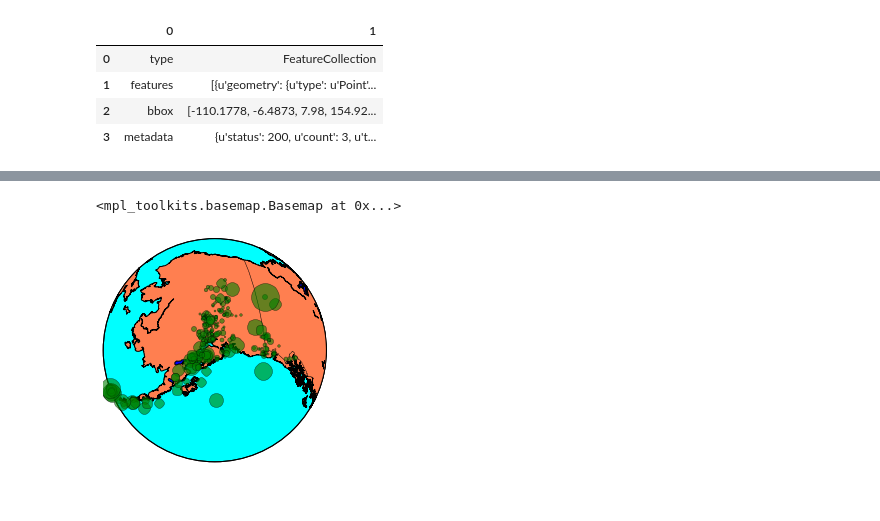
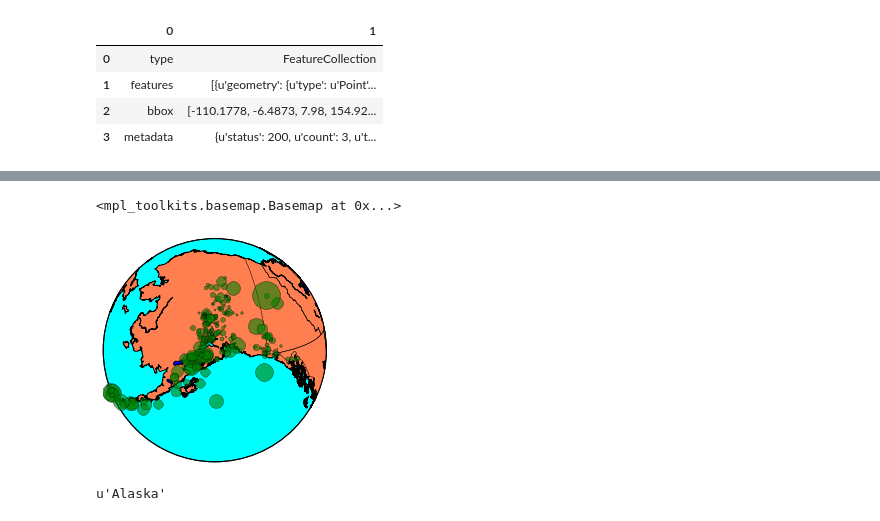
Before and after one commit to reenashah/recent-quakes, a Jupyter notebook: Recent Earthquakes.ipynb, the cells around one changed output, grey strips where cells are left out. Drawn from its saved outputs; the diff is of its cells as text; code cells hidden in the pictures.

Commit message:
Visualizations

```diff
--- a/Recent Earthquakes.ipynb
+++ b/Recent Earthquakes.ipynb
@@ -115,20 +115,29 @@ Name: Src
 # %%
 from mpl_toolkits.basemap import Basemap
 
 def plot_quakes(quakes):
-    m = Basemap(resolution='h',projection='nsper',area_thresh=1000., satellite_height=300000,
-        lat_0=sum(quakes.Lat)/len(quakes.Lat),lon_0=sum(quakes.Lon)/len(quakes.Lon))
-    # lat_0=sum(quakes.Lat)/len(quakes.Lat),lon_0=sum(quakes.Lon)/len(quakes.Lon)
+    cenlat = sum(quakes.Lat)/len(quakes.Lat)
+    cenlon = sum(quakes.Lon)/len(quakes.Lon)
+    m = Basemap(resolution='h',projection='nsper',area_thresh=1000., satellite_height=280000,
+        lat_0=cenlat,lon_0=cenlon)
     m.drawcoastlines()
     m.drawcountries()
+    m.drawstates()
     m.fillcontinents(color='coral',lake_color='blue')
     m.drawmapboundary(fill_color='aqua')
     x, y = m(quakes.Lon, quakes.Lat)
     for i in range(0,len(x)-1):
         m.plot(x[i:i+1], y[i:i+1], 'g',marker='o',markersize=(pi/2*quakes.Magnitude[i:i+1]**2),alpha=0.6)
     return m
+
+plot_quakes(alaska)
+# %% [output]
+<mpl_toolkits.basemap.Basemap at 0x...>
+[figure, added]
-# %%
-plot_quakes(alaska)
-# %% [output]
-<mpl_toolkits.basemap.Basemap at 0x...>
-[figure, removed]
+# %%
+from pygeocoder import Geocoder
+
+results = Geocoder.reverse_geocode(60.2912, -150.7650)
+results.state
+# %% [output]
+u'Alaska'
```
Also changed, not shown: parts of 6 cells of this notebook, 1 other file.
